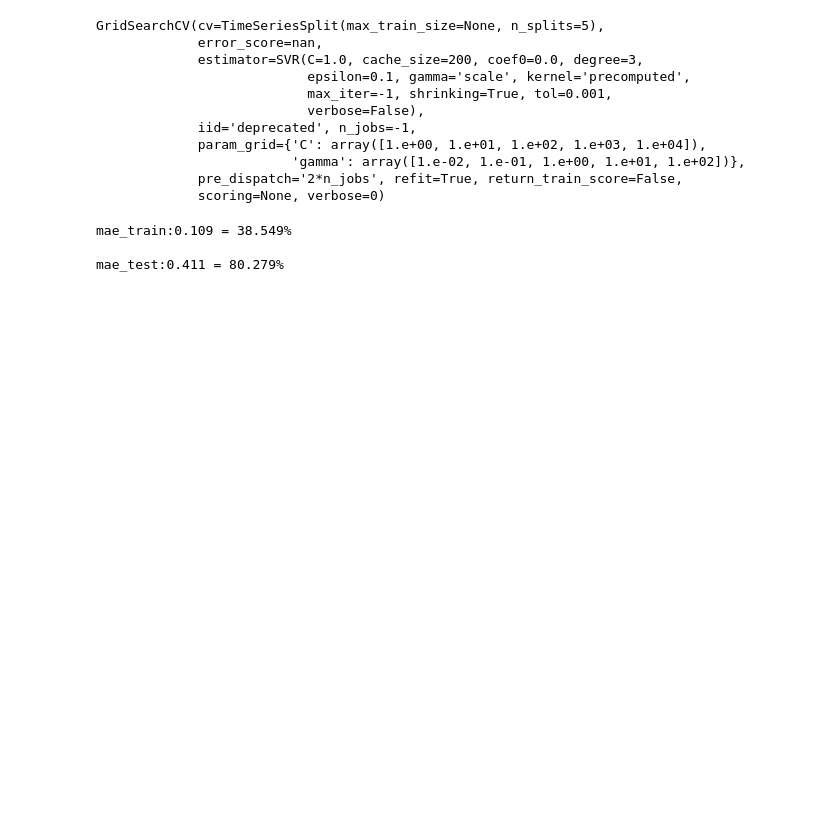
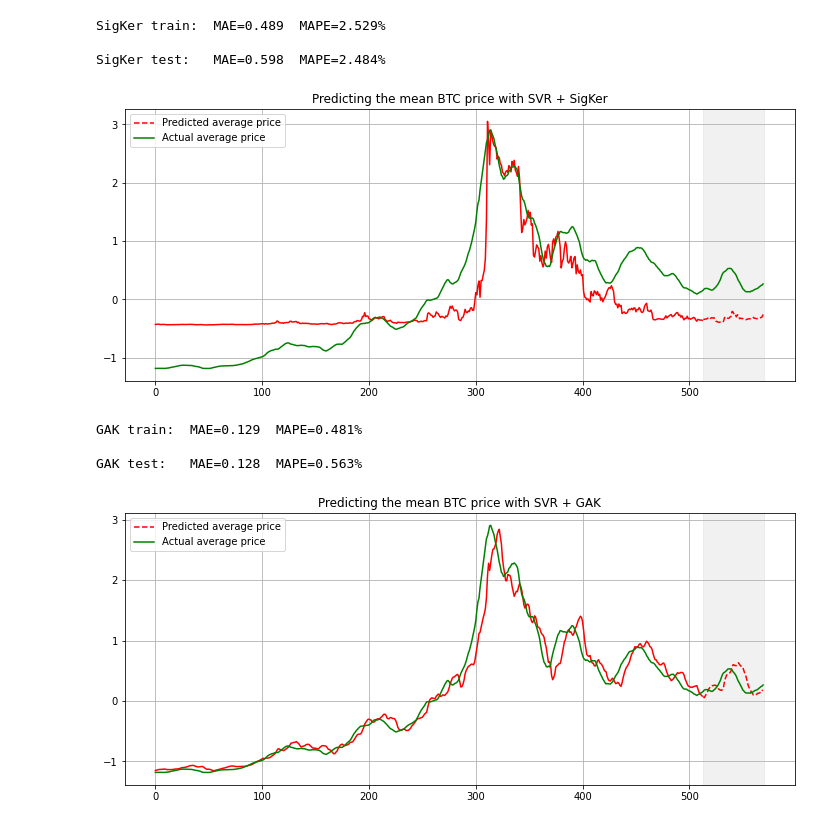
Before and after one commit to crispitagorico/sigkernel, a Jupyter notebook: notebooks/prediction_bitcoin_prices.ipynb, the cells around one changed output. Drawn from its saved outputs; the diff is of its cells as text; code cells hidden in the pictures; blank space fills up the shorter version.

Commit message:
added sig rbf kernel

```diff
--- a/notebooks/prediction_bitcoin_prices.ipynb
+++ b/notebooks/prediction_bitcoin_prices.ipynb
@@ -129,29 +126,6 @@ RuntimeError: CUDA out of memory. Tried to allocate 4.33 GiB (GPU 0; 11.17 GiB t
 # %%
-# test_matrix = sig_kernel_Gram_matrix(x_train, x_test, n, solver, sym=False)
-test_matrix_ = SigKernelGramMat.apply(x_train_, x_test_, n, solver, False)
+test_matrix = sig_kernel_Gram_matrix(x_train, x_test, n, solver, sym=False)
+# test_matrix_ = SigKernelGramMat.apply(x_train_, x_test_, n, solver, False)
 # %%
-gram_matrix = gram_matrix_.cpu().numpy()
-test_matrix = test_matrix_.cpu().numpy()
+# gram_matrix = gram_matrix_.cpu().numpy()
+# test_matrix = test_matrix_.cpu().numpy()
-# %%
-svr_parameters = {'C': np.logspace(0, 4, 5), 'gamma': np.logspace(-2, 2, 5)}
-
-svr = SVR(kernel='precomputed')
-
-svr_model = GridSearchCV(estimator=svr,
-                         param_grid=svr_parameters,
-                         cv=TimeSeriesSplit(n_splits=5),
-                         n_jobs=-1)
-# %%
-svr_model.fit(gram_matrix, np.squeeze(y_train))
-# %% [output]
-GridSearchCV(cv=TimeSeriesSplit(max_train_size=None, n_splits=5),
-             error_score=nan,
-             estimator=SVR(C=1.0, cache_size=200, coef0=0.0, degree=3,
-                           epsilon=0.1, gamma='scale', kernel='precomputed',
-                           max_iter=-1, shrinking=True, tol=0.001,
-                           verbose=False),
-             iid='deprecated', n_jobs=-1,
-             param_grid={'C': array([1.e+00, 1.e+01, 1.e+02, 1.e+03, 1.e+04]),
-                         'gamma': array([1.e-02, 1.e-01, 1.e+00, 1.e+01, 1.e+02])},
-             pre_dispatch='2*n_jobs', refit=True, return_train_score=False,
-             scoring=None, verbose=0)
@@ -162,13 +132,41 @@ y_test_predict = svr_model.predict(test_matrix.T)
+# %%
+svr_parameters = {'C': np.logspace(-2, 4, 7), 'gamma': np.logspace(-2, 4, 7)}
 # %%
-#Calculate error
-error_train = mean_absolute_error(y_train, y_train_predict)
-error_test = mean_absolute_error(y_test, y_test_predict)
-p_error_train = mean_absolute_percentage_error(np.array(y_train).reshape(-1,1), np.array(y_train_predict).reshape(-1,1))
-p_error_test = mean_absolute_percentage_error(np.array(y_test).reshape(-1,1), np.array(y_test_predict).reshape(-1,1))
+for ker, name in tqdm.tqdm(zip(['precomputed', 'gak'], ['SigKer', 'GAK'])):
 
-print('mae_train:{0:.3f} = {1:.3f}%\n'.format(error_train, p_error_train))
-print('mae_test:{0:.3f} = {1:.3f}%'.format(error_test, p_error_test))
+    svr = TimeSeriesSVR(kernel=ker)
+
+    svr_model = GridSearchCV(estimator=svr,
+                             param_grid=svr_parameters,
+                             cv=TimeSeriesSplit(n_splits=5),
+                             n_jobs=-1)
+
+    if ker=='precomputed':
+        svr_model.fit(gram_matrix, np.squeeze(y_train))
+        y_train_predict = svr_model.predict(gram_matrix.T)
+        y_test_predict = svr_model.predict(test_matrix.T)
+
+    else:
+        svr_model.fit(x_train, np.squeeze(y_train))
+        y_train_predict = svr_model.predict(x_train)
+        y_test_predict = svr_model.predict(x_test)
+
+    #Calculate error
+    error_train = mean_absolute_error(y_train, y_train_predict)
+    error_test = mean_absolute_error(y_test, y_test_predict)
+    p_error_train = mean_absolute_percentage_error(np.array(y_train).reshape(-1,1), np.array(y_train_predict).reshape(-1,1))
+    p_error_test = mean_absolute_percentage_error(np.array(y_test).reshape(-1,1), np.array(y_test_predict).reshape(-1,1))
+
+    print(f'{name} train:' + '  MAE={0:.3f}  MAPE={1:.3f}%\n'.format(error_train, p_error_train))
+    print(f'{name} test:' + '   MAE={0:.3f}  MAPE={1:.3f}%'.format(error_test, p_error_test))
+
+    PlotResult(y_train, y_test, y_train_predict, y_test_predict, f'SVR + {name}')
 # %% [output]
-mae_train:0.109 = 38.549%
+SigKer train:  MAE=0.489  MAPE=2.529%
 
-mae_test:0.411 = 80.279%
+SigKer test:   MAE=0.598  MAPE=2.484%
+[figure, added]
+GAK train:  MAE=0.129  MAPE=0.481%
+
+GAK test:   MAE=0.128  MAPE=0.563%
+[figure, added]
```
Also changed, not shown: parts of 18 cells of this notebook, 2 other files.
